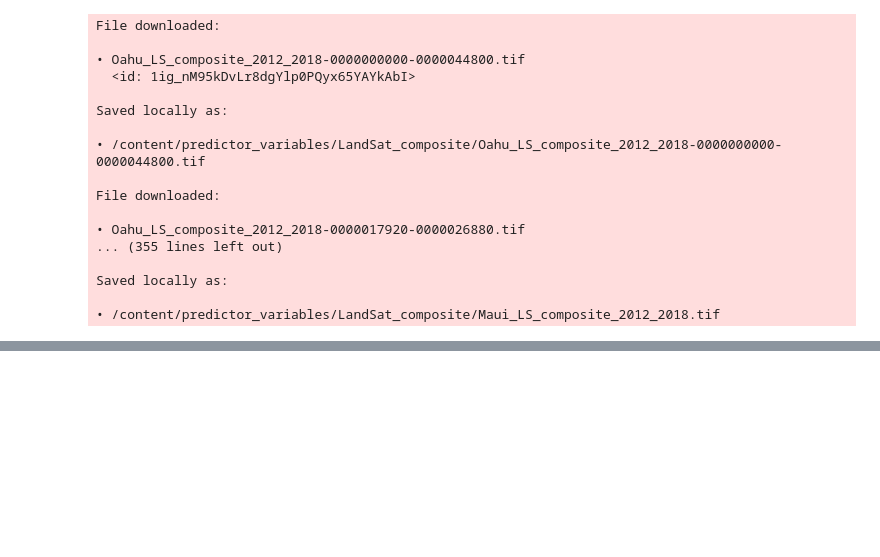
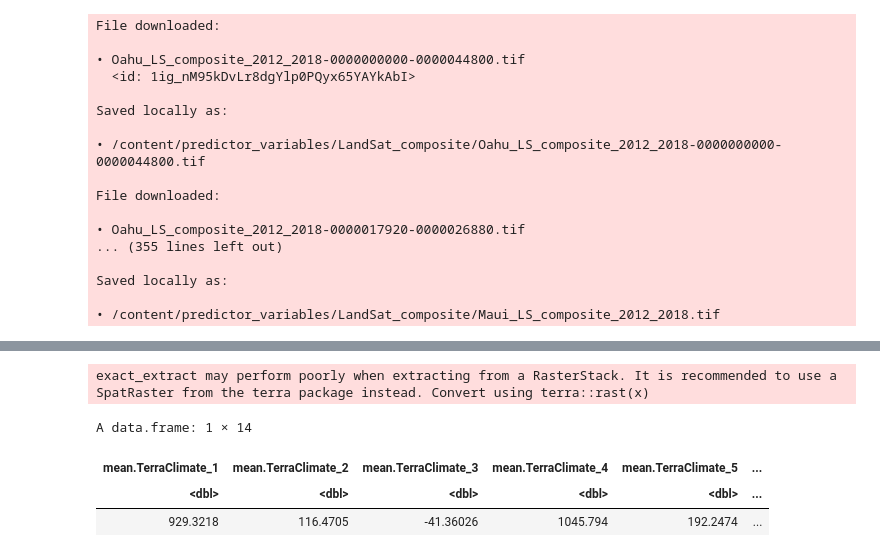
Before and after one commit to seismosmsr/hawaii_soils, a Jupyter notebook: Hawaii_Soils.ipynb, the cells around one changed output, grey strips where cells are left out. Drawn from its saved outputs; the diff is of its cells as text; code cells hidden in the pictures; blank space fills up the shorter version.

```diff
--- a/Hawaii_Soils.ipynb
+++ b/Hawaii_Soils.ipynb
@@ -246,0 +296,9 @@ File downloaded:
+# %%
+ raster_list <- list.files('/content/predictor_variables',pattern = '*.vrt',full.names = T,recursive = T) %>% lapply(stack)
+
+raster_list
+  # # Use gdalbuildvrt to create VRT
+  # gdalbuildvrt(destfile = paste0(x,'/',x,'.vrt'),
+  #              files =   (x %>% lapply(function(x){list.files(x, pattern='*.tif',full.names = T)})),
+  #              separate = FALSE, # Change to TRUE if you want separate bands
+  #              overwrite = TRUE)
@@ -246,0 +323,2 @@ File downloaded:
+# %%
+gedi_dt <- st_read('/content/predictor_variables/Hawaii_GEDI_4A.gpkg') %>% data.table()
@@ -246,0 +335,2 @@ File downloaded:
+# %%
+example_poly <- gedi_dt[l4_quality_flag ==1 &agbd<600][1001,] %>% st_as_sf() %>% st_transform(4135) %>% st_buffer(100) %>% st_transform(4326) %>% data.table
@@ -246,0 +357,8 @@ File downloaded:
+# %%
+exact_extract(raster_list[[6]],example_poly %>% st_as_sf,'mean')
+# %% [output]
+exact_extract may perform poorly when extracting from a RasterStack. It is recommended to use a SpatRaster from the terra package instead. Convert using terra::rast(x)
+A data.frame: 1 × 14
+| mean.TerraClimate_1 | mean.TerraClimate_2 | mean.TerraClimate_3 | mean.TerraClimate_4 | mean.TerraClimate_5 | ... |
+| <dbl> | <dbl> | <dbl> | <dbl> | <dbl> | ... |
+| 929.3218 | 116.4705 | -41.36026 | 1045.794 | 192.2474 | ... |
```
Also changed, not shown: parts of 8 cells of this notebook.
